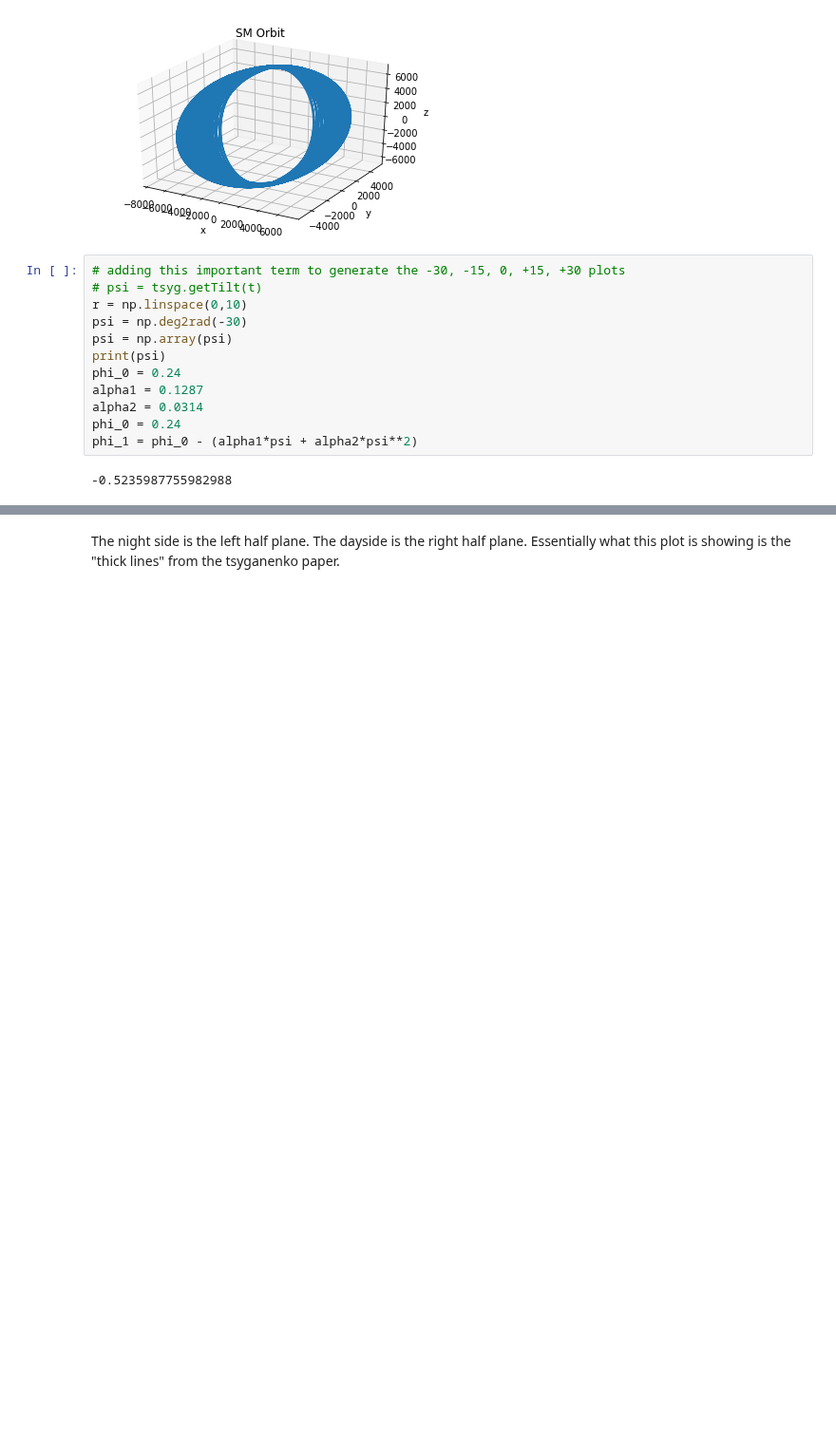
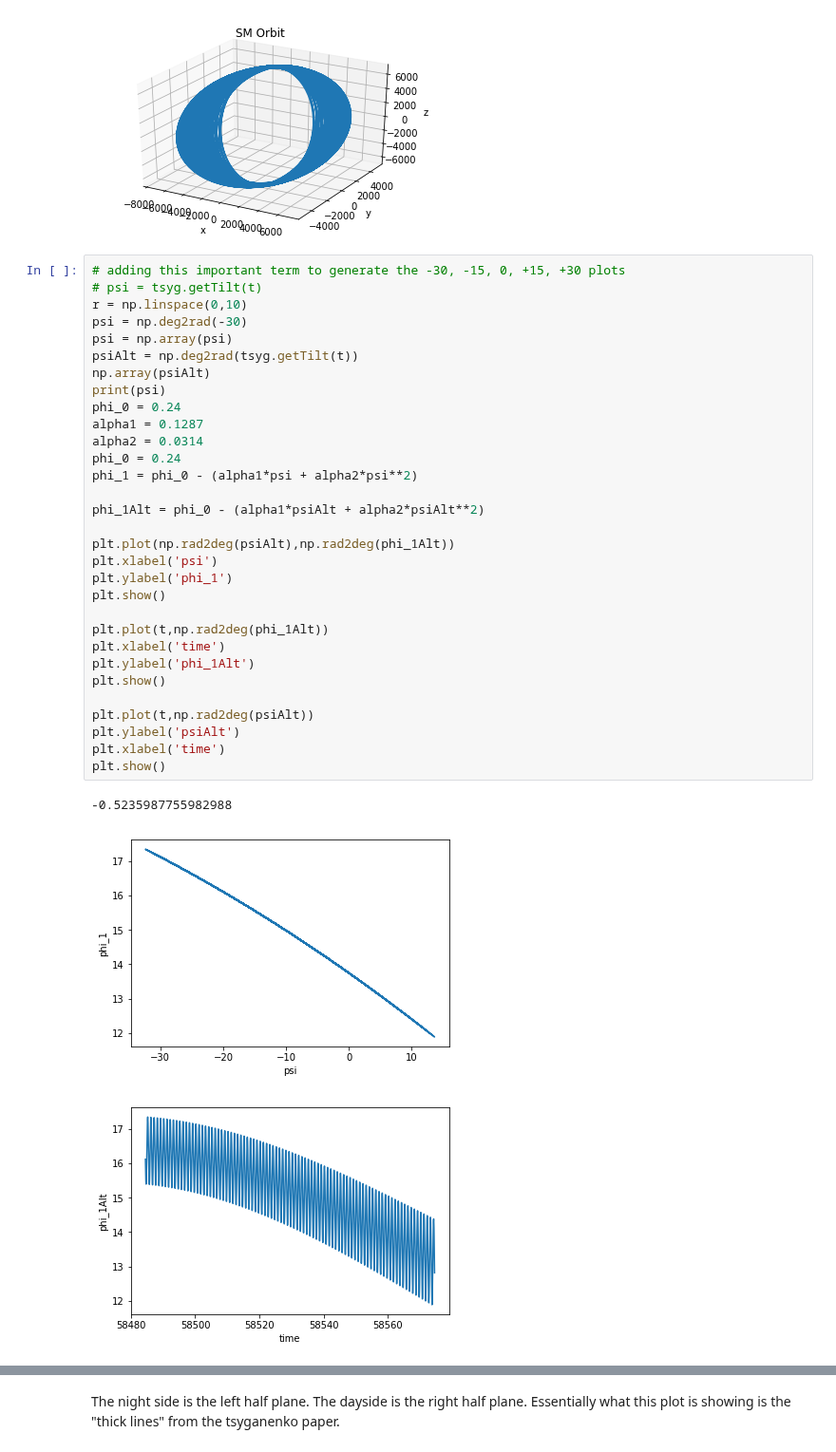
Before and after one commit to fsbr/se3-path-planner, a Jupyter notebook: modularPlanner/Plots including dipole tilt.ipynb, the cells around one changed output, grey strips where cells are left out. Shown at 95% size. Cells and saved outputs as stored; diff of their text form; blank space fills up the shorter version.

```diff
--- a/modularPlanner/Plots including dipole tilt.ipynb
+++ b/modularPlanner/Plots including dipole tilt.ipynb
@@ -56,14 +56,35 @@ plt.show()
 # %%
 # adding this important term to generate the -30, -15, 0, +15, +30 plots
 # psi = tsyg.getTilt(t)
 r = np.linspace(0,10)
 psi = np.deg2rad(-30)
 psi = np.array(psi)
+psiAlt = np.deg2rad(tsyg.getTilt(t))
+np.array(psiAlt)
 print(psi)
 phi_0 = 0.24
 alpha1 = 0.1287
 alpha2 = 0.0314
 phi_0 = 0.24
 phi_1 = phi_0 - (alpha1*psi + alpha2*psi**2)
+
+phi_1Alt = phi_0 - (alpha1*psiAlt + alpha2*psiAlt**2)
+
+plt.plot(np.rad2deg(psiAlt),np.rad2deg(phi_1Alt))
+plt.xlabel('psi')
+plt.ylabel('phi_1')
+plt.show()
+
+plt.plot(t,np.rad2deg(phi_1Alt))
+plt.xlabel('time')
+plt.ylabel('phi_1Alt')
+plt.show()
+
+plt.plot(t,np.rad2deg(psiAlt))
+plt.ylabel('psiAlt')
+plt.xlabel('time')
+plt.show()
 # %% [output]
 -0.5235987755982988
+[figure, added]
+[figure, added]
```
Also changed, not shown: parts of 3 cells of this notebook, 1 other file.
